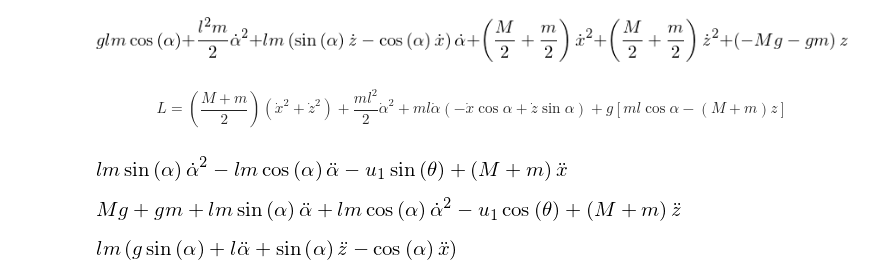
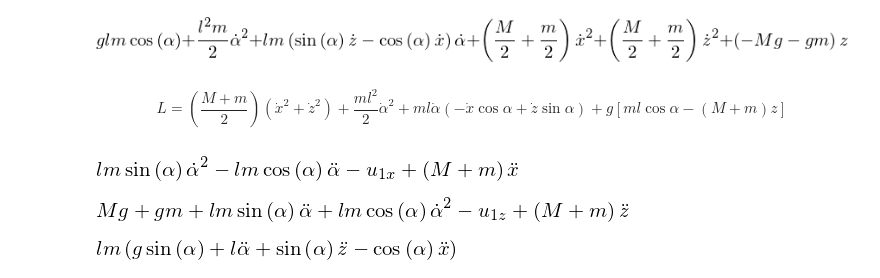
Before and after one commit to mateus-amarante/master_thesis, a Jupyter notebook: modeling/quadrotor2d_slung.ipynb, the cells around one changed output. Drawn from its saved outputs; the diff is of its cells as text; code cells hidden in the pictures.

```diff
--- a/modeling/quadrotor2d_slung.ipynb
+++ b/modeling/quadrotor2d_slung.ipynb
@@ -13,7 +13,7 @@ from sympy.physics.mechanics import dynamicsymbols, init_vprinting
 init_vprinting()
 
 # Time and input variables
-t, u1, u2 = symbols('t u1 u2')
+t, u1, u2, u1x, u1z = symbols('t u1 u2 u1_x u1_z')
 
 # Physical parameters
 m, M, l, g, I = symbols('m M l g I')
@@ -68,15 +81,15 @@ L
 # %% [markdown]
 $$ L = \left(\frac{M+m}{2}\right)\left(\dot{x}^2 + \dot{z}^2\right) + \frac{ml^2}{2}\dot{\alpha}^2 + ml\dot{\alpha}\left(- \dot{x}\cos{\alpha} + \dot{z}\sin{\alpha}\right) + g\left[ml\cos\alpha-(M+m)z\right]$$
 # %%
-eqX = simplify(diff(diff(L,xdot),t) - diff(L,x)-ux*u1)
+eqX = simplify(diff(diff(L,xdot),t) - diff(L,x)-u1x)
 eqX
 # %% [output]
-[figure, old version]
+[figure, new version]
 # %%
-eqZ = simplify(diff(diff(L,zdot),t) - diff(L,z)-uz*u1)
+eqZ = simplify(diff(diff(L,zdot),t) - diff(L,z)-u1z)
 eqZ
 # %% [output]
-[figure, old version]
+[figure, new version]
 # %%
 eqAlpha = simplify(diff(diff(L,alphadot),t) - diff(L,alpha))
 eqAlpha
```
Also changed, not shown: parts of 5 cells of this notebook, 3 other files.
